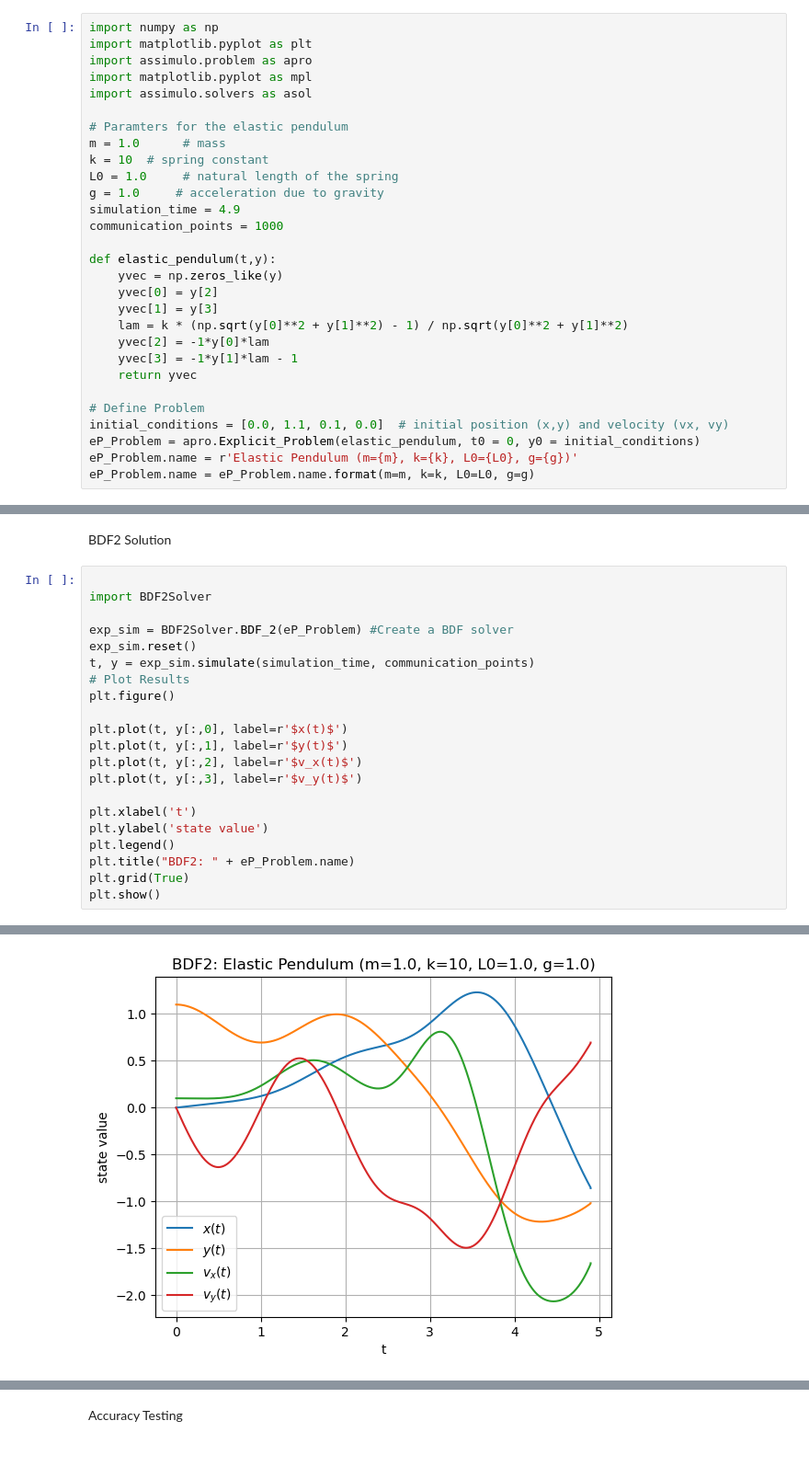
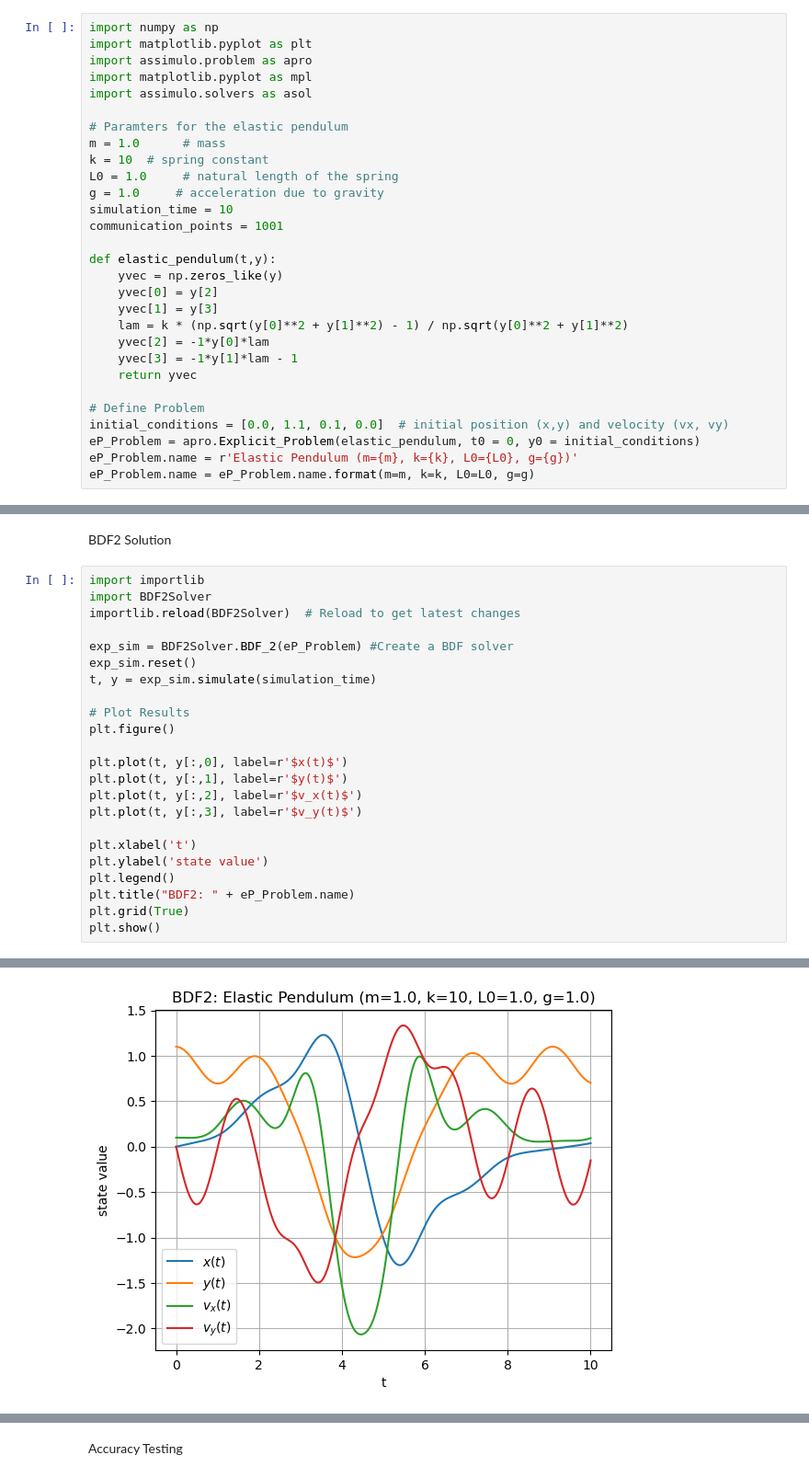
Before and after one commit to TrickyNyxs/SimToolsProj1, a Jupyter notebook: main.ipynb, the cells around one changed output, grey strips where cells are left out. Shown at 92% size. Drawn from its saved outputs; the diff is of its cells as text.

```diff
--- a/main.ipynb
+++ b/main.ipynb
@@ -10,8 +10,8 @@ m = 1.0      # mass
 k = 10  # spring constant
 L0 = 1.0     # natural length of the spring
 g = 1.0     # acceleration due to gravity
-simulation_time = 4.9
-communication_points = 1000
+simulation_time = 10
+communication_points = 1001
 
 def elastic_pendulum(t,y):
     yvec = np.zeros_like(y)
@@ -108,12 +112,14 @@ Elapsed simulation time: 0.24772409995784983 seconds.
 # %% [markdown]
 BDF2 Solution
 # %%
-
+import importlib
 import BDF2Solver
+importlib.reload(BDF2Solver)  # Reload to get latest changes
 
 exp_sim = BDF2Solver.BDF_2(eP_Problem) #Create a BDF solver
 exp_sim.reset()
-t, y = exp_sim.simulate(simulation_time, communication_points)
+t, y = exp_sim.simulate(simulation_time)
+
 # Plot Results
 plt.figure()
 
@@ -145 +151 @@ Elapsed simulation time: 0.06272700004046783 seconds.
-[figure, old version]
+[figure, new version]
```
Also changed, not shown: parts of 7 cells of this notebook, 4 other files.
